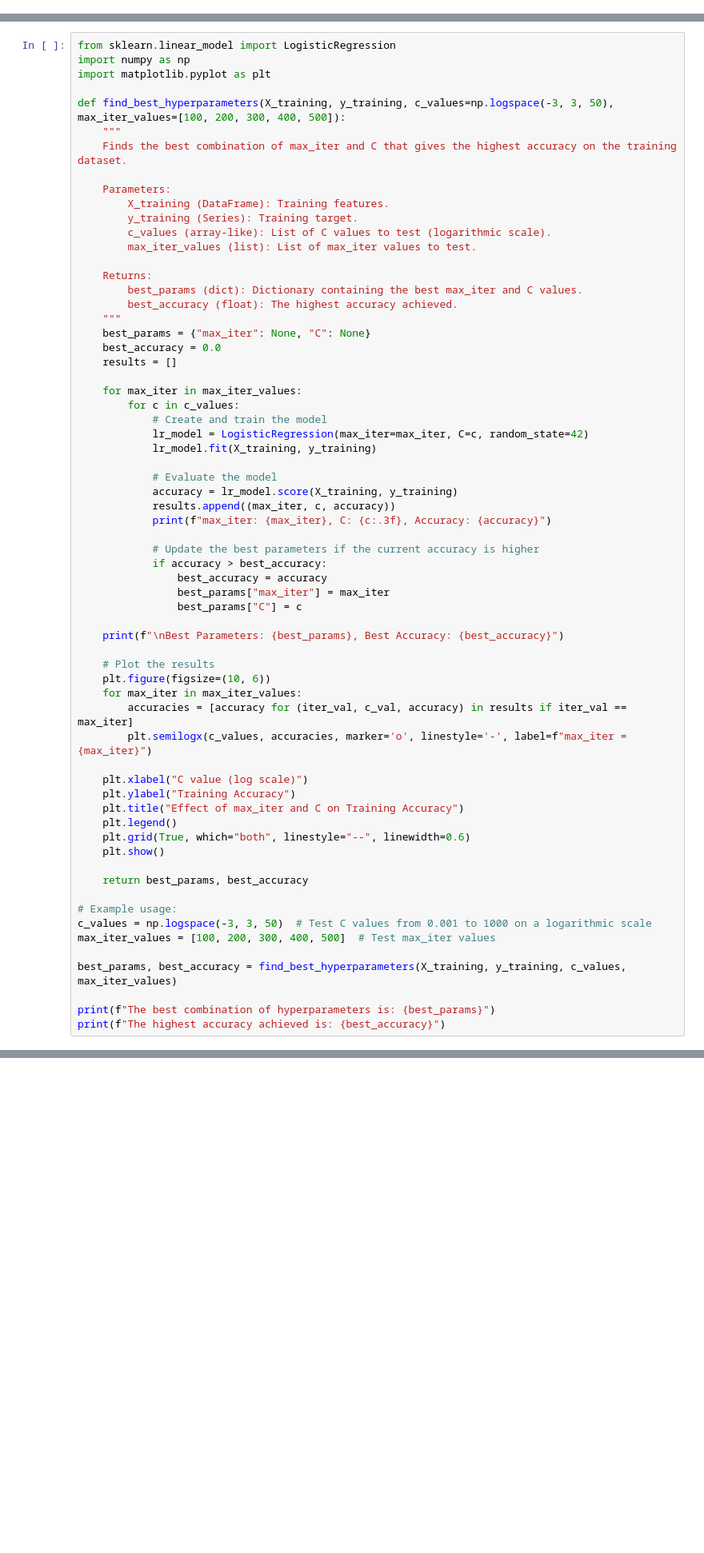
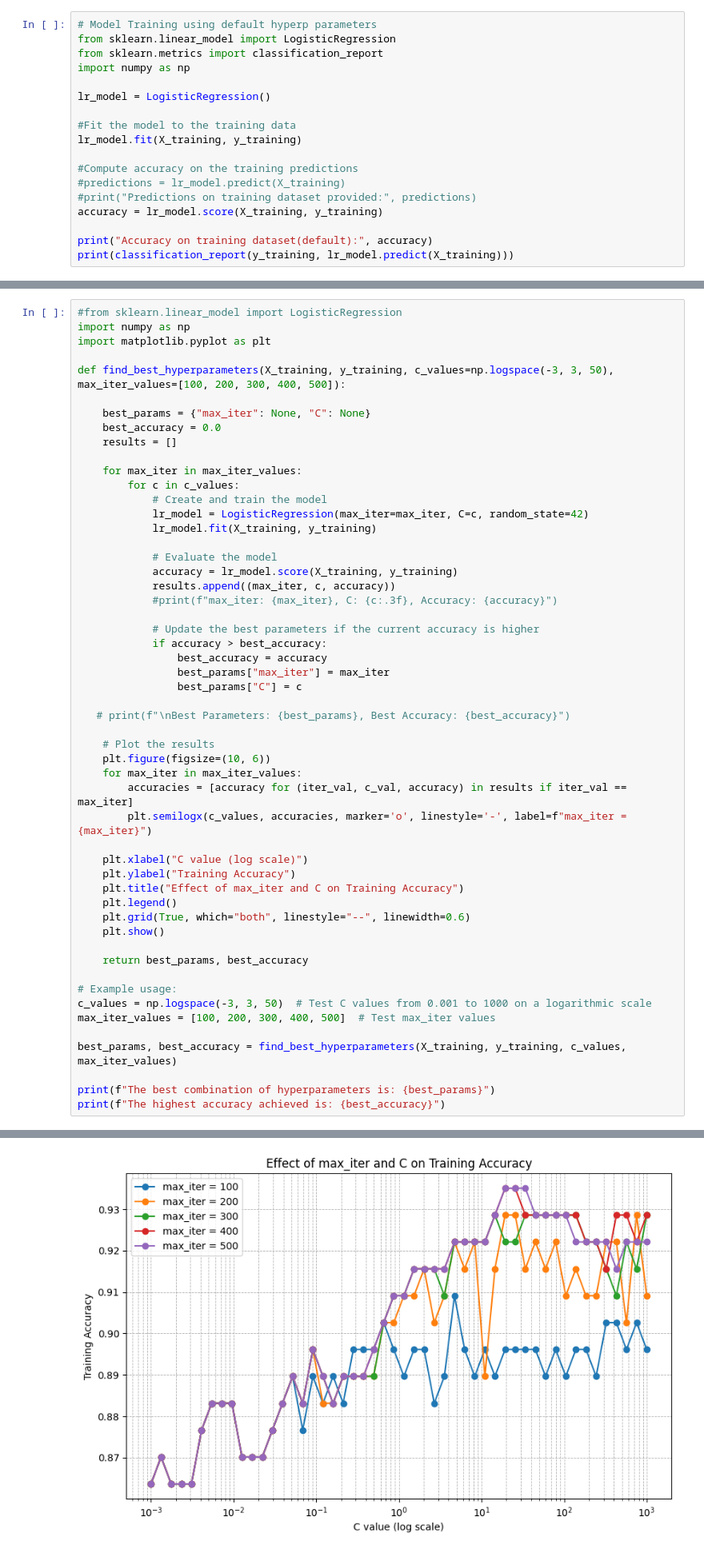
Before and after one commit to G-cae78/Model-Training-ML-1, a Jupyter notebook: LogicalRegression.ipynb, the cells around one changed output, grey strips where cells are left out. Shown: that part at 80% size. Drawn from its saved outputs; the diff is of its cells as text; blank space fills up the shorter version.

```diff
--- a/LogicalRegression.ipynb
+++ b/LogicalRegression.ipynb
@@ -122,3 +122,21 @@ yes    0.512987
 no     0.487013
 Name: proportion, dtype: float64
 Entropy of training data: 0.9995132881417702
+# %%
+# Model Training using default hyperp parameters
+from sklearn.linear_model import LogisticRegression
+from sklearn.metrics import classification_report
+import numpy as np
+
+lr_model = LogisticRegression()
+
+#Fit the model to the training data
+lr_model.fit(X_training, y_training)
+
+#Compute accuracy on the training predictions
+#predictions = lr_model.predict(X_training)
+#print("Predictions on training dataset provided:", predictions)
+accuracy = lr_model.score(X_training, y_training)
+
+print("Accuracy on training dataset(default):", accuracy)
+print(classification_report(y_training, lr_model.predict(X_training)))
@@ -125,22 +180,10 @@ Entropy of training data: 0.9995132881417702
 # %%
-from sklearn.linear_model import LogisticRegression
+#from sklearn.linear_model import LogisticRegression
 import numpy as np
 import matplotlib.pyplot as plt
 
 def find_best_hyperparameters(X_training, y_training, c_values=np.logspace(-3, 3, 50), max_iter_values=[100, 200, 300, 400, 500]):
-    """
-    Finds the best combination of max_iter and C that gives the highest accuracy on the training dataset.
 
-    Parameters:
-        X_training (DataFrame): Training features.
-        y_training (Series): Training target.
-        c_values (array-like): List of C values to test (logarithmic scale).
-        max_iter_values (list): List of max_iter values to test.
-
-    Returns:
-        best_params (dict): Dictionary containing the best max_iter and C values.
-        best_accuracy (float): The highest accuracy achieved.
-    """
     best_params = {"max_iter": None, "C": None}
     best_accuracy = 0.0
     results = []
@@ -154,7 +197,7 @@ def find_best_hyperparameters(X_training, y_training, c_values=np.logspace(-3, 3
             # Evaluate the model
             accuracy = lr_model.score(X_training, y_training)
             results.append((max_iter, c, accuracy))
-            print(f"max_iter: {max_iter}, C: {c:.3f}, Accuracy: {accuracy}")
+            #print(f"max_iter: {max_iter}, C: {c:.3f}, Accuracy: {accuracy}")
 
             # Update the best parameters if the current accuracy is higher
             if accuracy > best_accuracy:
@@ -162,7 +205,7 @@ def find_best_hyperparameters(X_training, y_training, c_values=np.logspace(-3, 3
                 best_params["max_iter"] = max_iter
                 best_params["C"] = c
 
-    print(f"\nBest Parameters: {best_params}, Best Accuracy: {best_accuracy}")
+   # print(f"\nBest Parameters: {best_params}, Best Accuracy: {best_accuracy}")
 
     # Plot the results
     plt.figure(figsize=(10, 6))
@@ -196,0 +251 @@ max_iter: 100, C: 0.004, Accuracy: 0.8766233766233766
+[figure, added]
```
Also changed, not shown: parts of 4 cells of this notebook, 1 other file.
